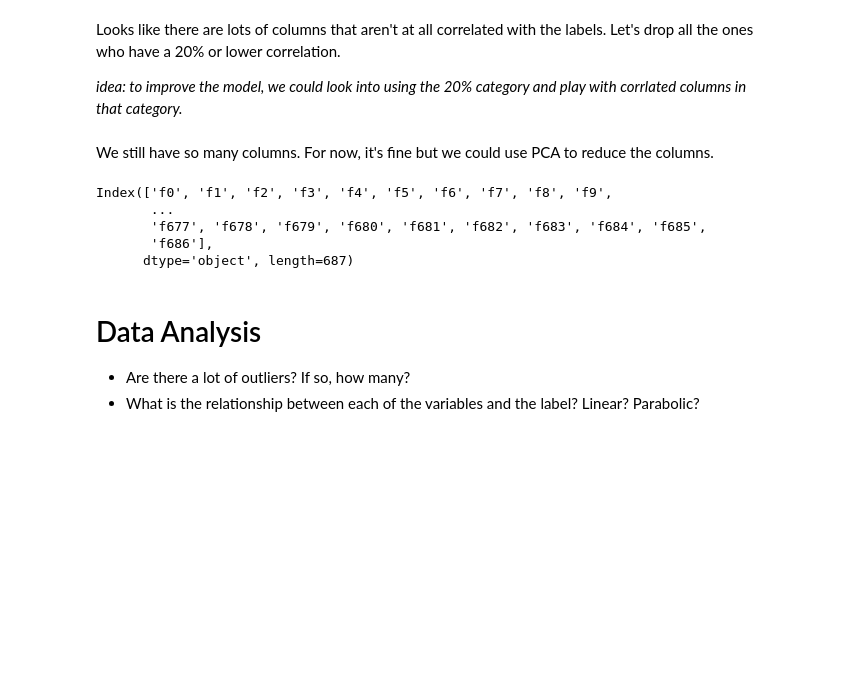
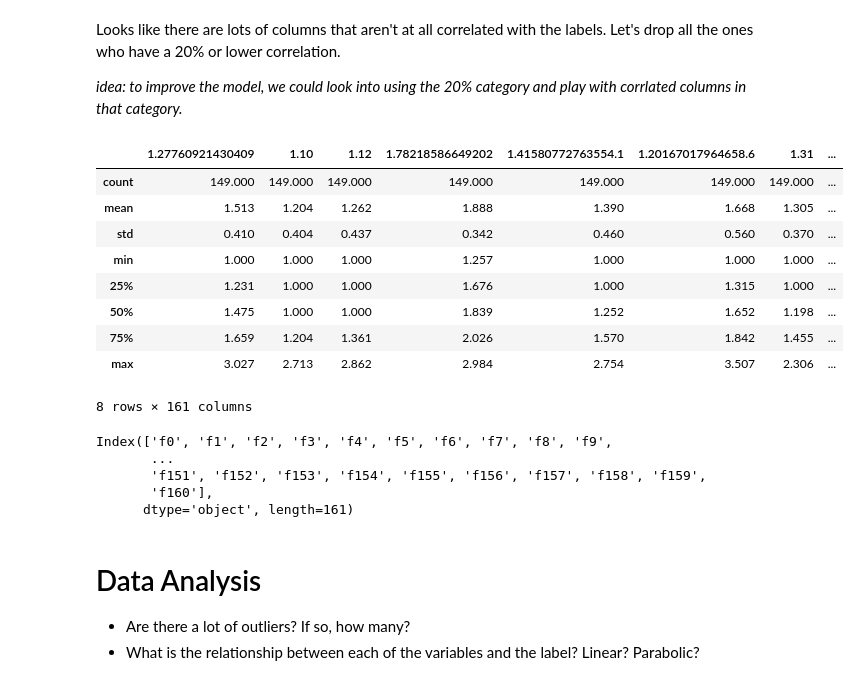
Before and after one commit to calebdre/Machine-Learning-Project, a Jupyter notebook: part1/explore.ipynb, the cells around one changed output. Drawn from its saved outputs; the diff is of its cells as text; code cells hidden in the pictures; blank space fills up the shorter version.

```diff
--- a/part1/explore.ipynb
+++ b/part1/explore.ipynb
@@ -153,4 +148,16 @@ Looks like there are lots of columns that aren't at all correlated with the labe
 
 *idea: to improve the model, we could look into using the 20% category and play with corrlated columns in that category.*
 # %%
-train = train[train_label_corr[train_label_corr >= .3].dropna().index]
+train = train[train_label_corr[train_label_corr >= .5].dropna().index]
+train.describe()
+# %% [output]
+|  | 1.27760921430409 | 1.10 | 1.12 | 1.78218586649202 | 1.41580772763554.1 | 1.20167017964658.6 | 1.31 | ... |
+| count | 149.000 | 149.000 | 149.000 | 149.000 | 149.000 | 149.000 | 149.000 | ... |
+| mean | 1.513 | 1.204 | 1.262 | 1.888 | 1.390 | 1.668 | 1.305 | ... |
+| std | 0.410 | 0.404 | 0.437 | 0.342 | 0.460 | 0.560 | 0.370 | ... |
+| min | 1.000 | 1.000 | 1.000 | 1.257 | 1.000 | 1.000 | 1.000 | ... |
+| 25% | 1.231 | 1.000 | 1.000 | 1.676 | 1.000 | 1.315 | 1.000 | ... |
+| 50% | 1.475 | 1.000 | 1.000 | 1.839 | 1.252 | 1.652 | 1.198 | ... |
+| 75% | 1.659 | 1.204 | 1.361 | 2.026 | 1.570 | 1.842 | 1.455 | ... |
+| max | 3.027 | 2.713 | 2.862 | 2.984 | 2.754 | 3.507 | 2.306 | ... |
+8 rows × 161 columns
@@ -159,5 +164,3 @@ train = train[train_label_corr[train_label_corr >= .3].dropna().index]
-# %% [markdown]
-We still have so many columns. For now, it's fine but we could use PCA to reduce the columns.
 # %%
 # http://sebastianraschka.com/Articles/2015_pca_in_3_steps.html
 # https://machinelearningmastery.com/calculate-principal-component-analysis-scratch-python/
@@ -185,9 +188,9 @@ train.columns
 # %% [output]
 Index(['f0', 'f1', 'f2', 'f3', 'f4', 'f5', 'f6', 'f7', 'f8', 'f9',
        ...
-       'f677', 'f678', 'f679', 'f680', 'f681', 'f682', 'f683', 'f684', 'f685',
-       'f686'],
-      dtype='object', length=687)
+       'f151', 'f152', 'f153', 'f154', 'f155', 'f156', 'f157', 'f158', 'f159',
+       'f160'],
+      dtype='object', length=161)
 # %% [markdown]
 # Data Analysis
 - Are there a lot of outliers? If so, how many?
```
Also changed, not shown: parts of 14 cells of this notebook, 4 other files.
